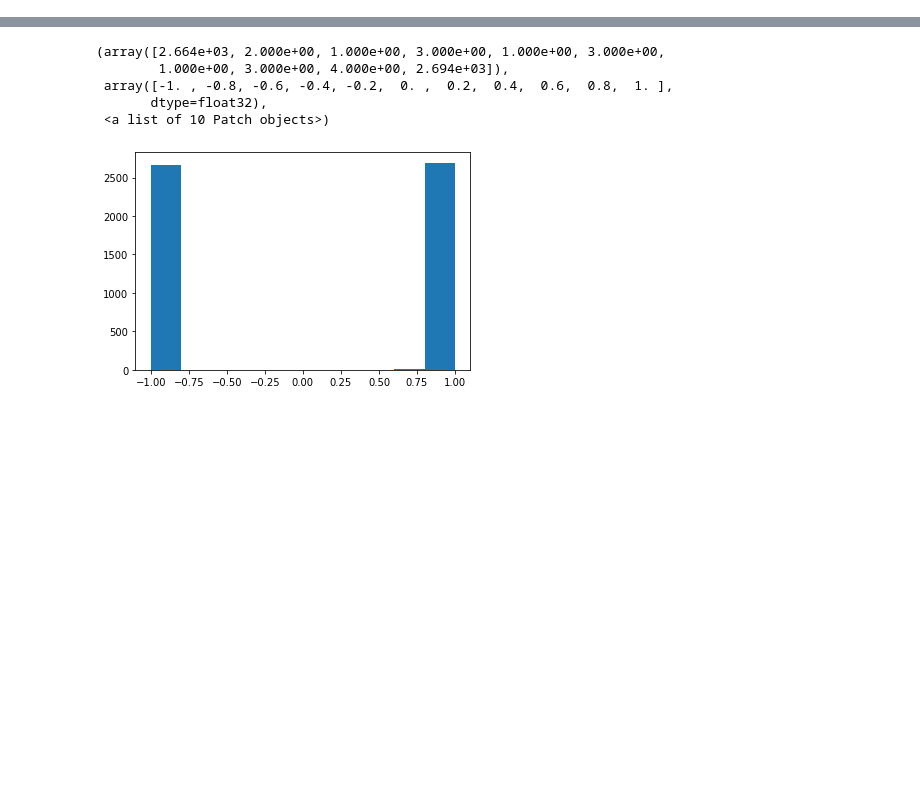
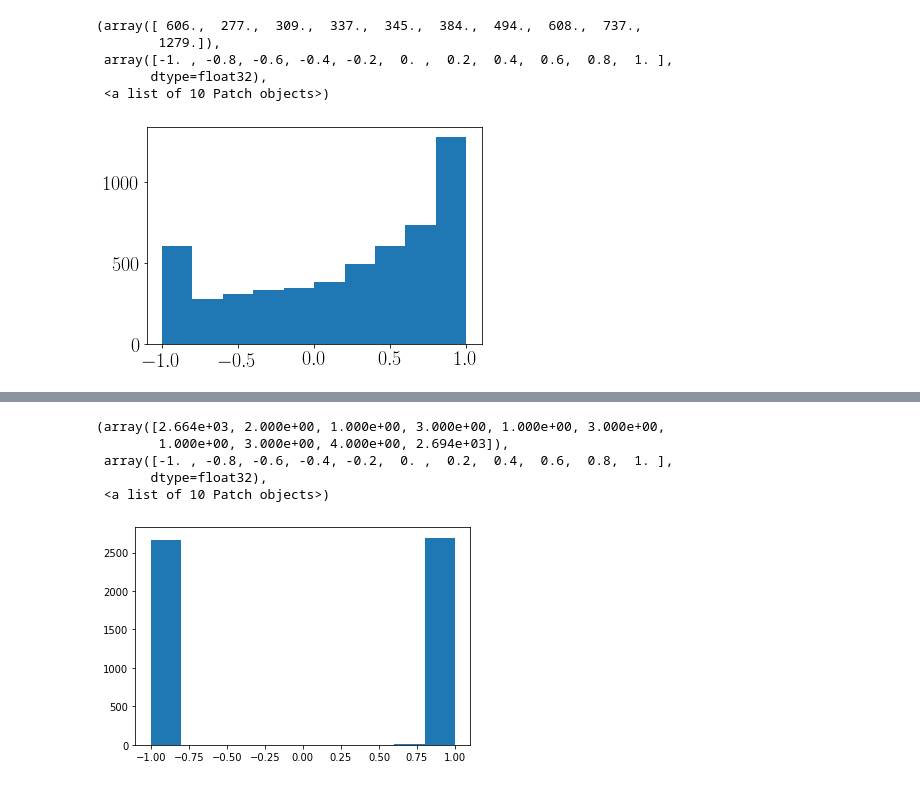
Before and after one commit to kclip/BayesBiSNN, a Jupyter notebook: BBSNN_notebook.ipynb, the cells around one changed output, grey strips where cells are left out. Saved outputs shown, nothing was run; the diff lists cells and outputs as text; code cells hidden in the pictures; blank space fills up the shorter version.

```diff
--- a/BBSNN_notebook.ipynb
+++ b/BBSNN_notebook.ipynb
@@ -51 +69,19 @@ from sklearn.manifold import TSNE
+# %%
+res = r"C:\Users\K1804053\results\010__29-10-2020_mnist_dvs_bbsnnrp_3000_epochs_temp_1.000000_prior_0.750000"
+
+binary_model = LIFMLP([20],
+                      2,
+                      n_neurons=[64, 64],
+                      with_output_layer=False,
+                      with_bias=False,
+                      )
+binary_model.load_state_dict(torch.load(res + '/binary_model_weights.pt'))
+plt.hist(torch.cat([w.data.flatten() for w in binary_model.parameters() if w.requires_grad]).numpy())
+# %% [output]
+(array([ 606.,  277.,  309.,  337.,  345.,  384.,  494.,  608.,  737.,
+        1279.]),
+ array([-1. , -0.8, -0.6, -0.4, -0.2,  0. ,  0.2,  0.4,  0.6,  0.8,  1. ],
+       dtype=float32),
+ <a list of 10 Patch objects>)
+[figure, added]
 # %%
```
Also changed, not shown: parts of 9 cells of this notebook, 4 other files.
